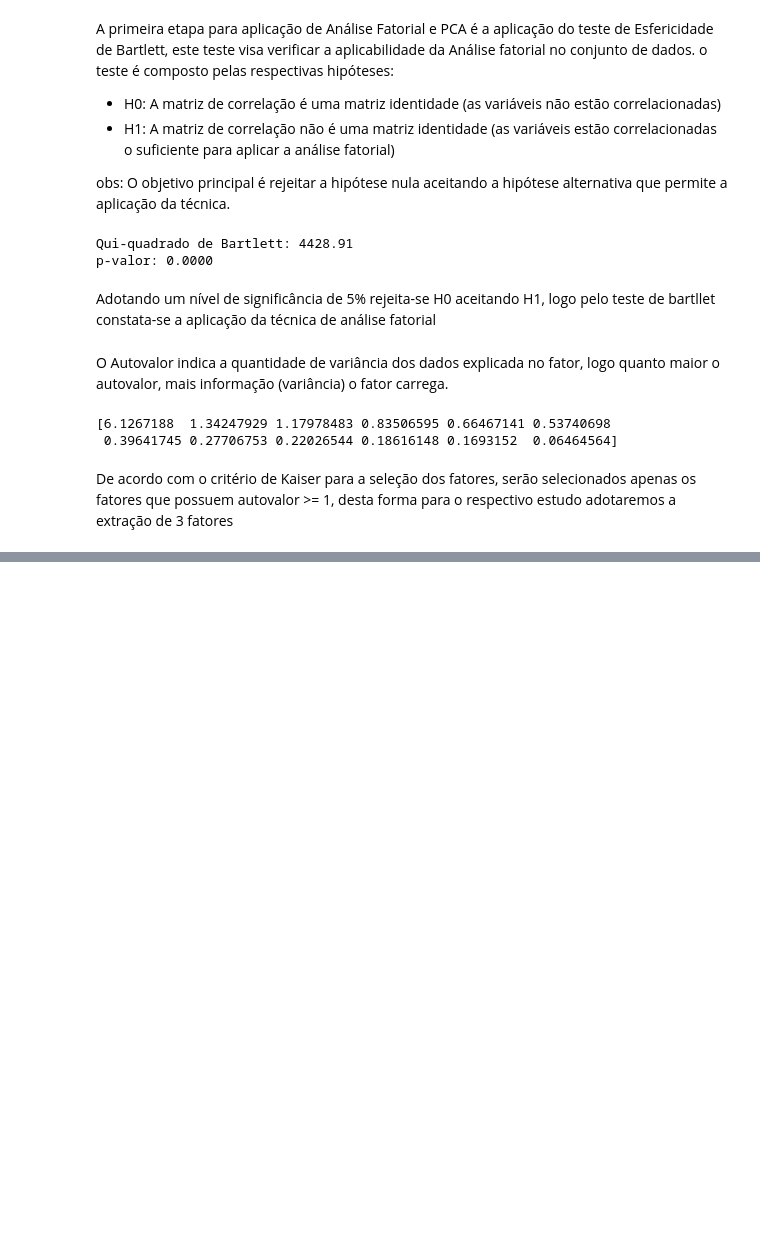
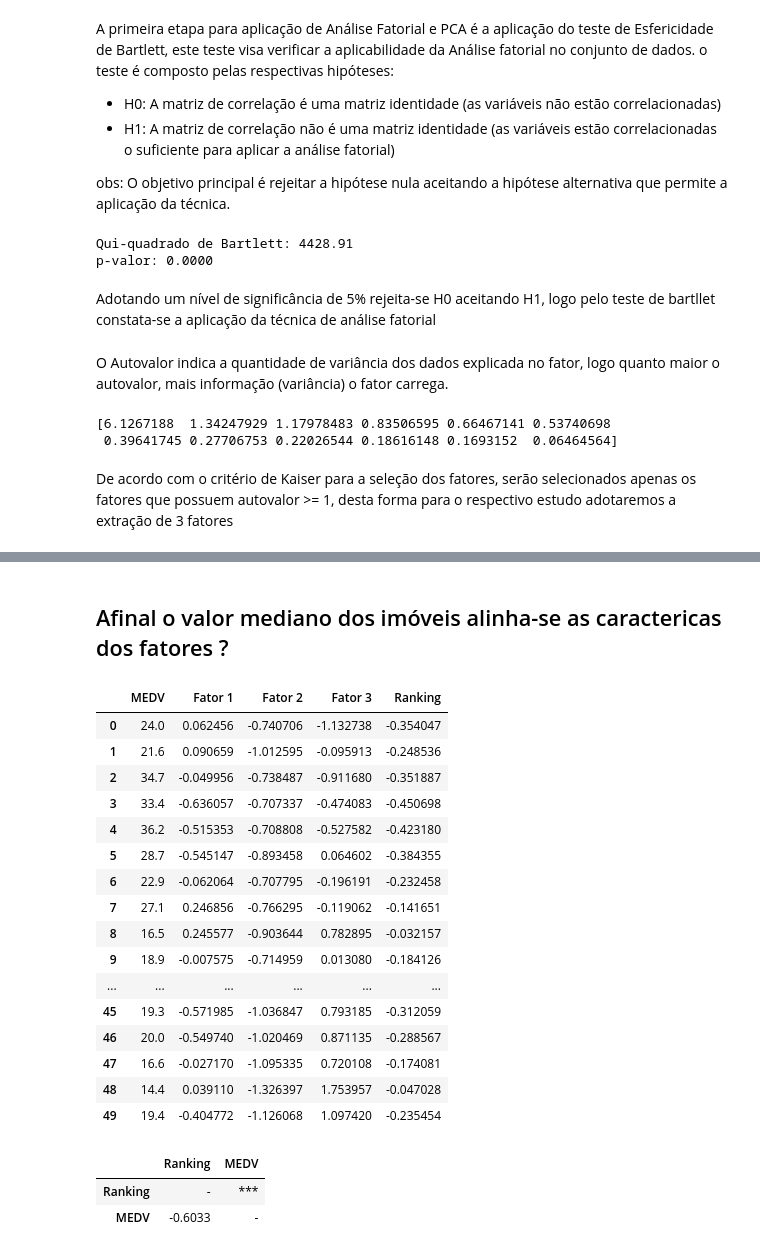
Before and after one commit to 1998-sys/Analise-Fatorial-e-PCA, a Jupyter notebook: notebooks/Analise_fatorial.ipynb, the cells around one changed output, grey strips where cells are left out. Cells and saved outputs as stored; diff of their text form; code cells hidden in the pictures; blank space fills up the shorter version.

```diff
--- a/notebooks/Analise_fatorial.ipynb
+++ b/notebooks/Analise_fatorial.ipynb
@@ -309,0 +369,5 @@ LSTAT    0.766884 -0.038983 -0.322758
+# %%
+# Extraindo os fatores para as observações do banco de dados
+fatores = pd.DataFrame(fa.transform(df_pca))
+fatores.columns = [f'Fator {i+1}' for i, v in enumerate(fatores.columns)]
+df_pca.head()
@@ -309,0 +381,4 @@ LSTAT    0.766884 -0.038983 -0.322758
+# %%
+# Juntando os fatores com a variável alvo
+casas = pd.concat([df_houses['MEDV'].reset_index(drop=True), fatores], axis=1)
+casas.head()
@@ -309,0 +424,38 @@ LSTAT    0.766884 -0.038983 -0.322758
+# %% [markdown]
+## Afinal o valor mediano dos imóveis alinha-se as caractericas dos fatores ?
+# %%
+# Consolidando os fatores em uma medida única (soma ponderada)
+casas['Ranking'] = 0
+
+for index, item in enumerate(list(tabela_eigen.index)):
+    variancia = tabela_eigen.loc[item]['Variância']
+
+    casas['Ranking'] = casas['Ranking'] + casas[tabela_eigen.index[index]] * variancia
+# %% [output]
+|  | MEDV | Fator 1 | Fator 2 | Fator 3 | Ranking |
+| 0 | 24.0 | 0.062456 | -0.740706 | -1.132738 | -0.354047 |
+| 1 | 21.6 | 0.090659 | -1.012595 | -0.095913 | -0.248536 |
+| 2 | 34.7 | -0.049956 | -0.738487 | -0.911680 | -0.351887 |
+| 3 | 33.4 | -0.636057 | -0.707337 | -0.474083 | -0.450698 |
+| 4 | 36.2 | -0.515353 | -0.708808 | -0.527582 | -0.423180 |
+| 5 | 28.7 | -0.545147 | -0.893458 | 0.064602 | -0.384355 |
+| 6 | 22.9 | -0.062064 | -0.707795 | -0.196191 | -0.232458 |
+| 7 | 27.1 | 0.246856 | -0.766295 | -0.119062 | -0.141651 |
+| 8 | 16.5 | 0.245577 | -0.903644 | 0.782895 | -0.032157 |
+| 9 | 18.9 | -0.007575 | -0.714959 | 0.013080 | -0.184126 |
+| ... | ... | ... | ... | ... | ... |
+| 45 | 19.3 | -0.571985 | -1.036847 | 0.793185 | -0.312059 |
+| 46 | 20.0 | -0.549740 | -1.020469 | 0.871135 | -0.288567 |
+| 47 | 16.6 | -0.027170 | -1.095335 | 0.720108 | -0.174081 |
+| 48 | 14.4 | 0.039110 | -1.326397 | 1.753957 | -0.047028 |
+| 49 | 19.4 | -0.404772 | -1.126068 | 1.097420 | -0.235454 |
+# %%
+# correção do ranking e MedV
+pg.rcorr(casas[['Ranking', 'MEDV']],
+         method = 'pearson', upper = 'pval',
+         decimals = 4,
+         pval_stars = {0.01: '***', 0.05: '**', 0.10: '*'})
+# %% [output]
+|  | Ranking | MEDV |
+| Ranking | - | *** |
+| MEDV | -0.6033 | - |
```
Also changed, not shown: parts of 15 cells of this notebook.
